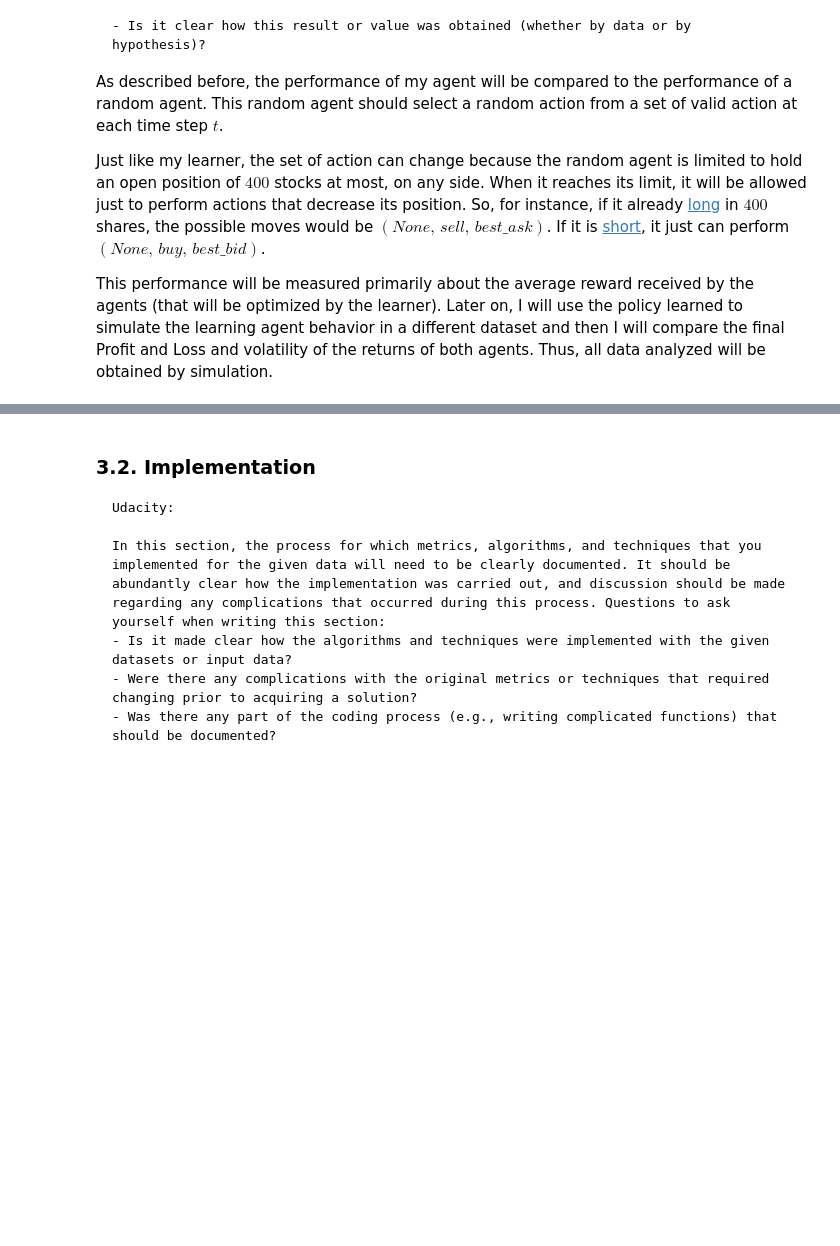
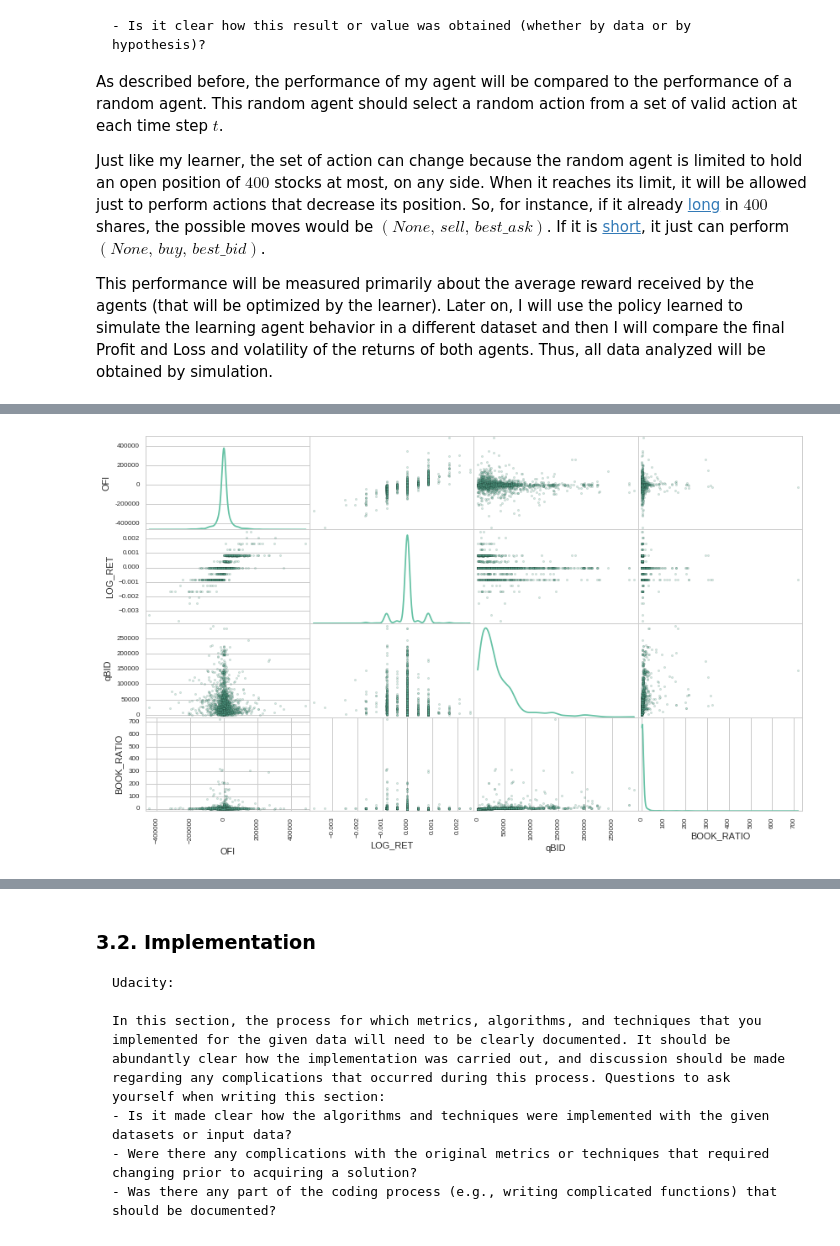
Before and after one commit to ucaiado/QLearning_Trading, a Jupyter notebook: learning_trade.ipynb, the cells around one changed output, grey strips where cells are left out. Cells and saved outputs as stored; diff of their text form; code cells hidden in the pictures; blank space fills up the shorter version.

```diff
--- a/learning_trade.ipynb
+++ b/learning_trade.ipynb
@@ -300,0 +288,10 @@ Each learning session will include data from the largest part of a trading sessi
+# %%
+import pandas as pd
+df = pd.read_csv('data/ofi_petr.txt', sep='\t')
+df.drop(['TIME', 'DELTA_MID'], axis=1, inplace=True)
+df.dropna(inplace=True)
+# %%
+# Produce a scatter matrix for each pair of features in the data
+pd.scatter_matrix(df, alpha = 0.3, figsize = (14,8), diagonal = 'kde');
+# %% [output]
+[figure, added]
```
Also changed, not shown: parts of 23 cells of this notebook, 4 other files.
